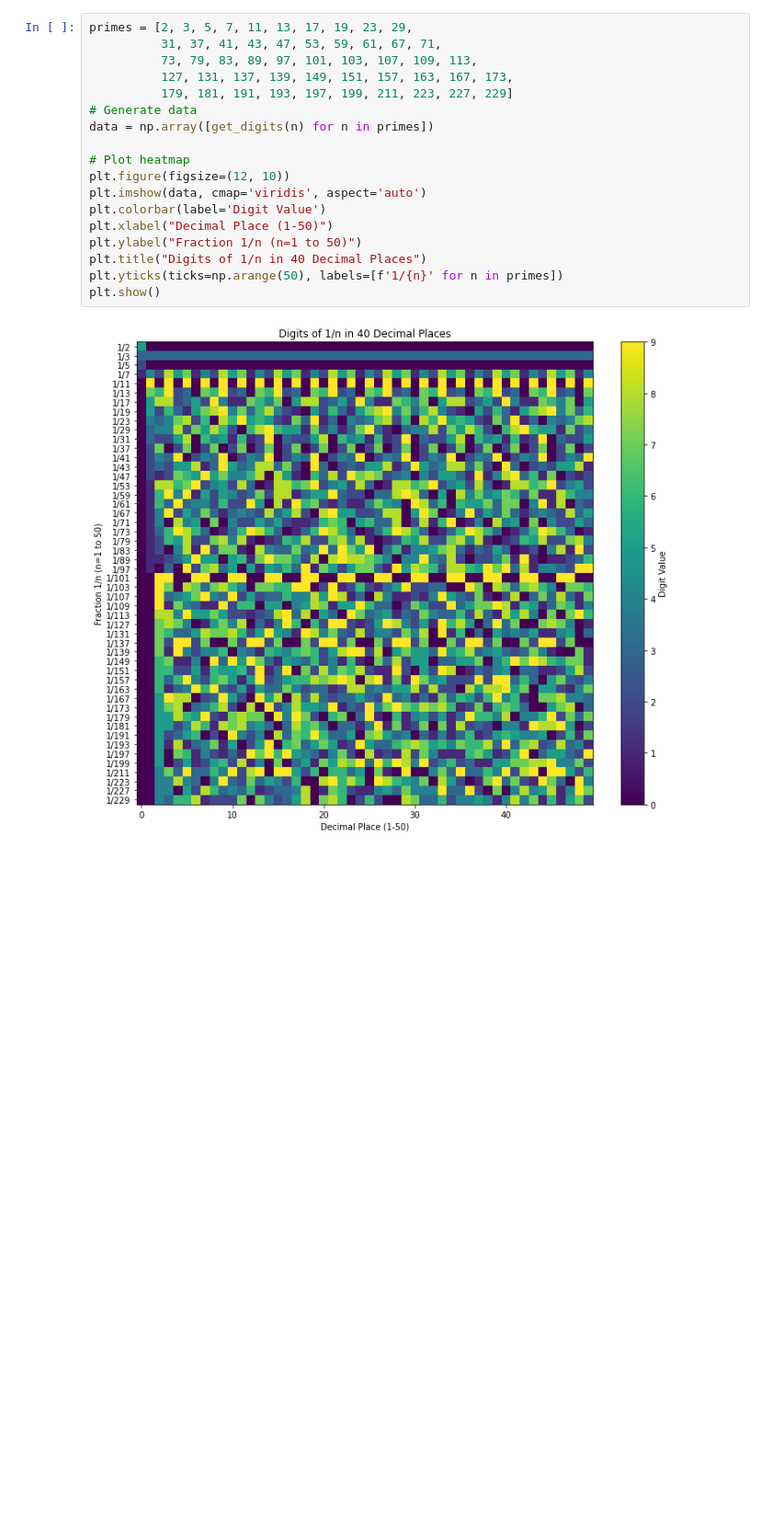
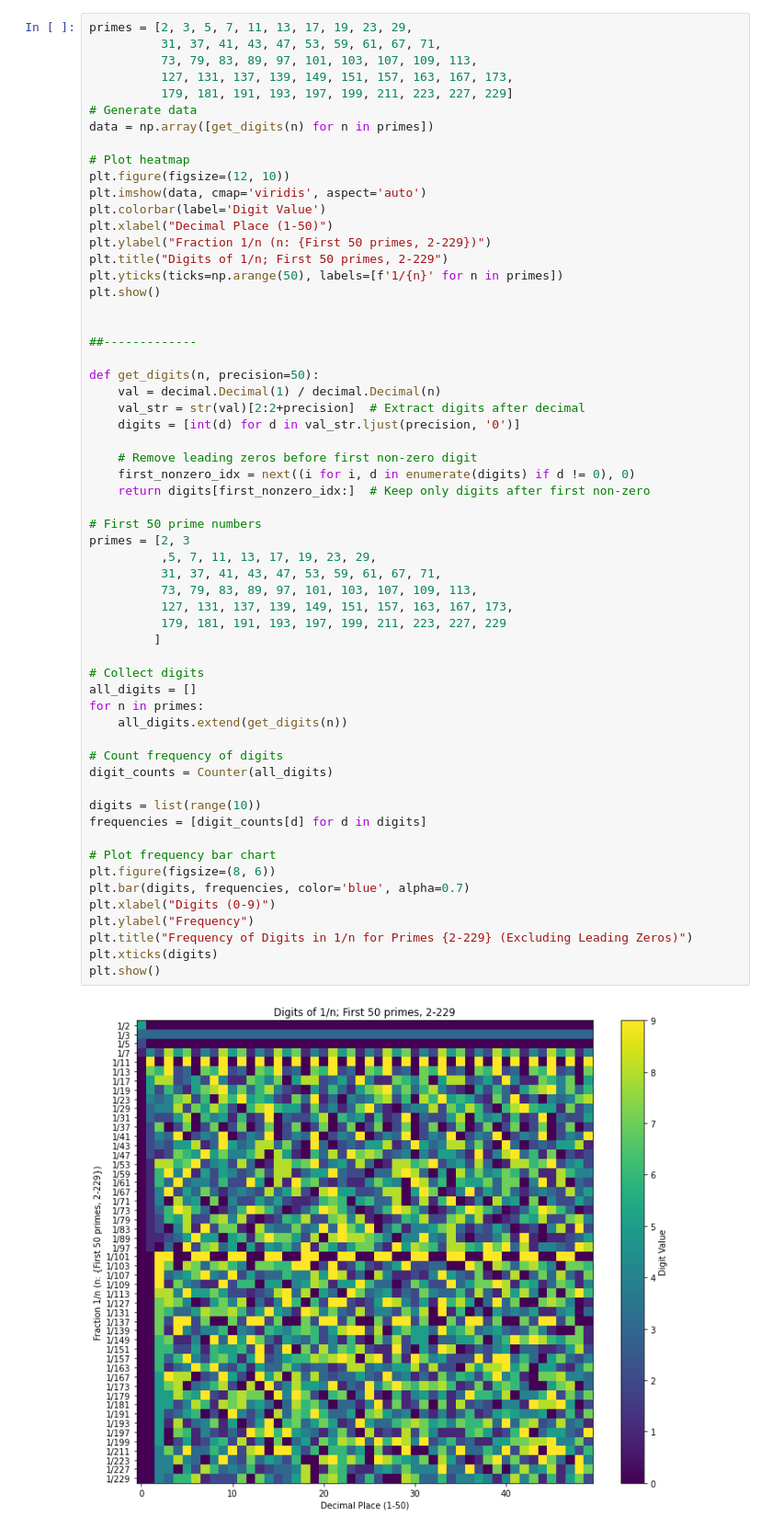
Before and after one commit to phymanshu/explore42, a Jupyter notebook: 1overN.ipynb, the cells around one changed output. Shown at 92% size. Drawn from its saved outputs; the diff is of its cells as text; blank space fills up the shorter version.

```diff
--- a/1overN.ipynb
+++ b/1overN.ipynb
@@ -28,20 +32,61 @@ plt.show()
 # %%
 primes = [2, 3, 5, 7, 11, 13, 17, 19, 23, 29,
           31, 37, 41, 43, 47, 53, 59, 61, 67, 71,
           73, 79, 83, 89, 97, 101, 103, 107, 109, 113,
           127, 131, 137, 139, 149, 151, 157, 163, 167, 173,
           179, 181, 191, 193, 197, 199, 211, 223, 227, 229]
 # Generate data
 data = np.array([get_digits(n) for n in primes])
 
 # Plot heatmap
 plt.figure(figsize=(12, 10))
 plt.imshow(data, cmap='viridis', aspect='auto')
 plt.colorbar(label='Digit Value')
 plt.xlabel("Decimal Place (1-50)")
-plt.ylabel("Fraction 1/n (n=1 to 50)")
-plt.title("Digits of 1/n in 40 Decimal Places")
+plt.ylabel("Fraction 1/n (n: {First 50 primes, 2-229})")
+plt.title("Digits of 1/n; First 50 primes, 2-229")
 plt.yticks(ticks=np.arange(50), labels=[f'1/{n}' for n in primes])
 plt.show()
+
+
+##-------------
+
+def get_digits(n, precision=50):
+    val = decimal.Decimal(1) / decimal.Decimal(n)
+    val_str = str(val)[2:2+precision]  # Extract digits after decimal
+    digits = [int(d) for d in val_str.ljust(precision, '0')]
+
+    # Remove leading zeros before first non-zero digit
+    first_nonzero_idx = next((i for i, d in enumerate(digits) if d != 0), 0)
+    return digits[first_nonzero_idx:]  # Keep only digits after first non-zero
+
+# First 50 prime numbers
+primes = [2, 3
+          ,5, 7, 11, 13, 17, 19, 23, 29,
+          31, 37, 41, 43, 47, 53, 59, 61, 67, 71,
+          73, 79, 83, 89, 97, 101, 103, 107, 109, 113,
+          127, 131, 137, 139, 149, 151, 157, 163, 167, 173,
+          179, 181, 191, 193, 197, 199, 211, 223, 227, 229
+         ]
+
+# Collect digits
+all_digits = []
+for n in primes:
+    all_digits.extend(get_digits(n))
+
+# Count frequency of digits
+digit_counts = Counter(all_digits)
+
+digits = list(range(10))
+frequencies = [digit_counts[d] for d in digits]
+
+# Plot frequency bar chart
+plt.figure(figsize=(8, 6))
+plt.bar(digits, frequencies, color='blue', alpha=0.7)
+plt.xlabel("Digits (0-9)")
+plt.ylabel("Frequency")
+plt.title("Frequency of Digits in 1/n for Primes {2-229} (Excluding Leading Zeros)")
+plt.xticks(digits)
+plt.show()
 # %% [output]
-[figure, old version]
+[figure, new version]
```
Also changed, not shown: parts of 6 cells of this notebook, 3 other files.
